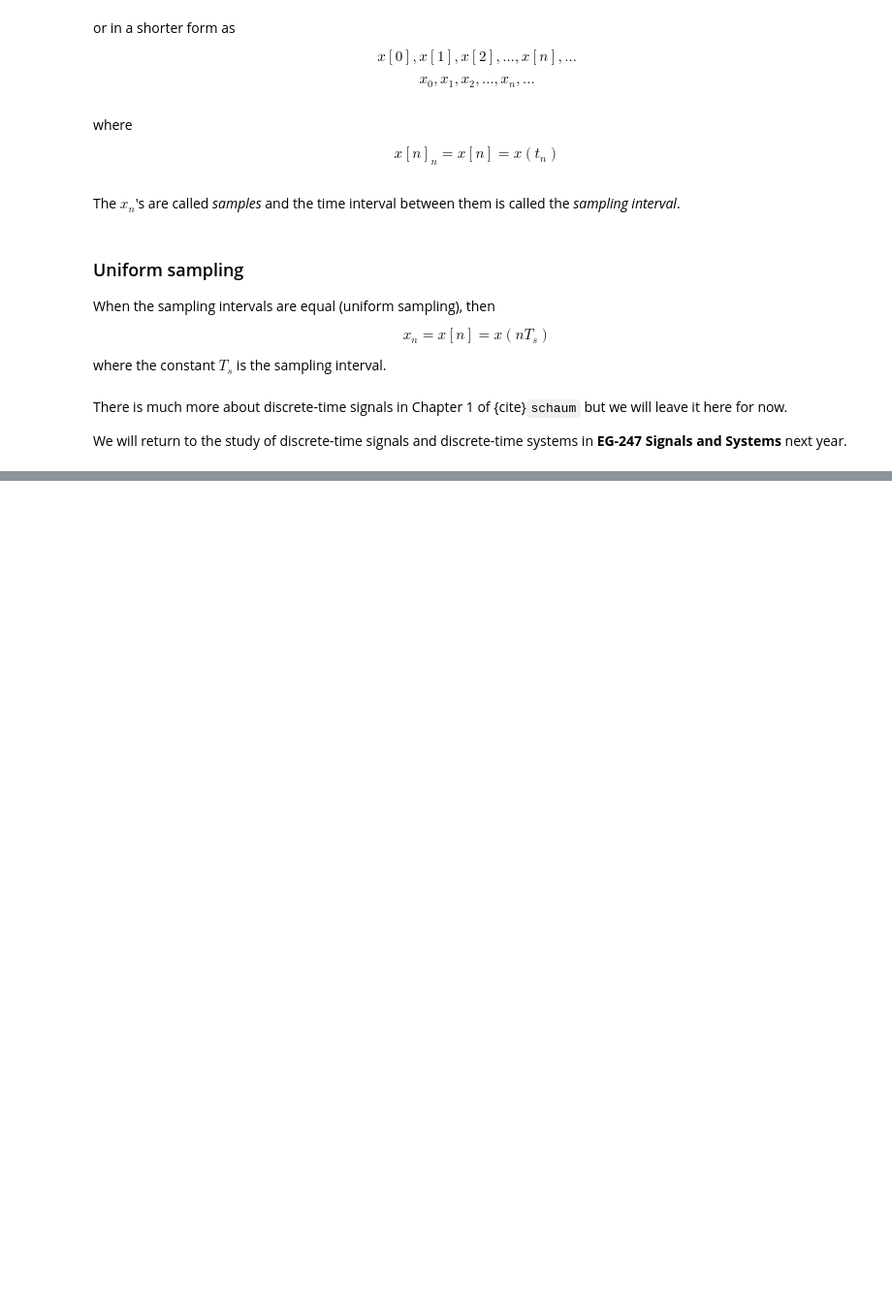
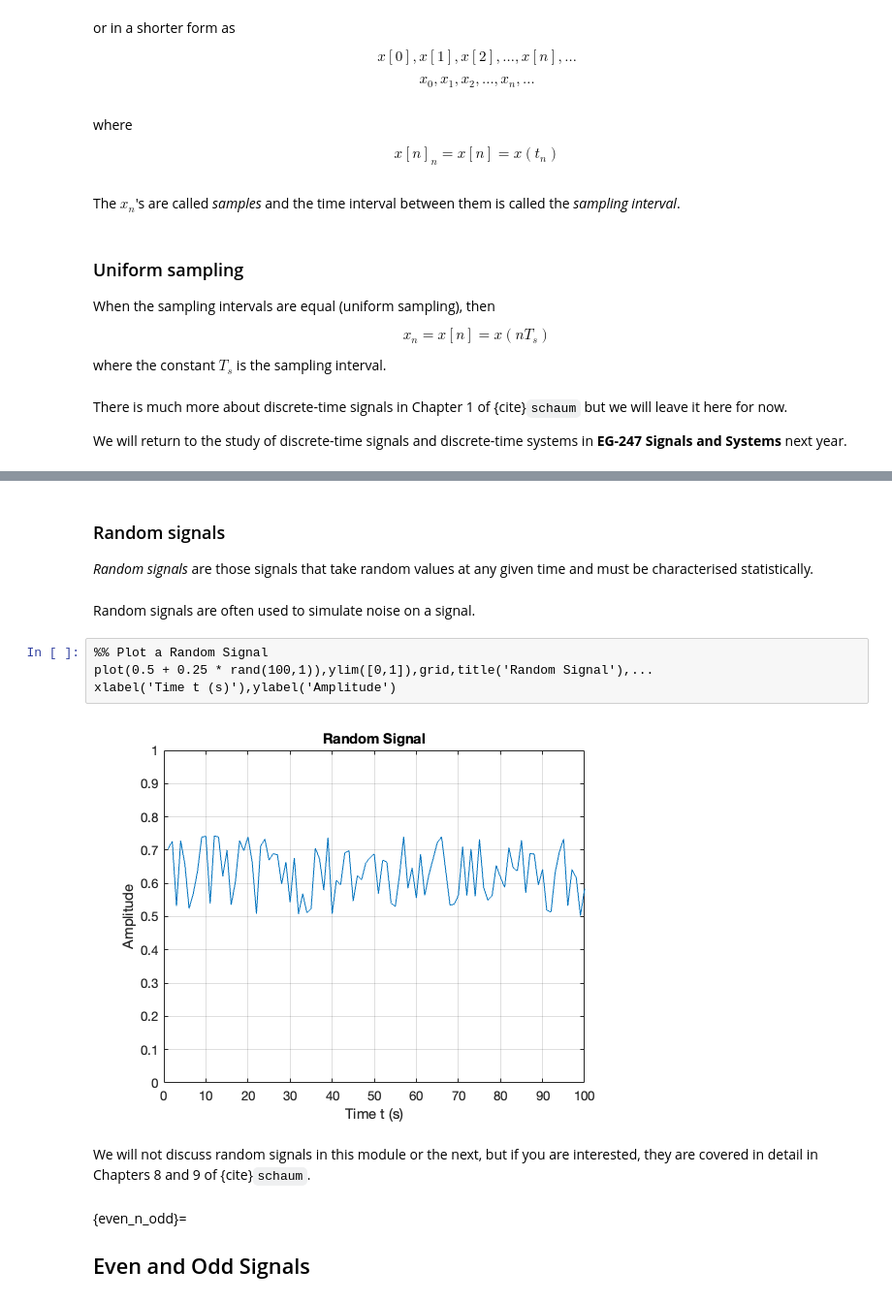
Before and after one commit to cpjobling/eg-150-textbook, a Jupyter notebook: _sources/signals_and_systems/signals/index.ipynb, the cells around one changed output, grey strips where cells are left out. Shown at 97% size. Cells and saved outputs as stored; diff of their text form; blank space fills up the shorter version.

```diff
--- a/_sources/signals_and_systems/signals/index.ipynb
+++ b/_sources/signals_and_systems/signals/index.ipynb
@@ -100,0 +123,17 @@ In modern electronics, most physical phenomena which we wish to deal are represe
+# %% [markdown]
+### Random signals
+
+*Random signals* are those signals that take random values at any given time and must be characterised statistically.
+# %% [markdown]
+Random signals are often used to simulate noise on a signal.
+# %%
+%% Plot a Random Signal
+plot(0.5 + 0.25 * rand(100,1)),ylim([0,1]),grid,title('Random Signal'),...
+xlabel('Time t (s)'),ylabel('Amplitude')
+# %% [output]
+[figure, added]
+# %% [markdown]
+We will not discuss random signals in this module or the next, but if you are interested, they are covered in detail in Chapters 8 and 9 of {cite}`schaum`.
+# %% [markdown]
+{even_n_odd}=
+## Even and Odd Signals
```
Also changed, not shown: parts of 52 cells of this notebook, 38 other files.
